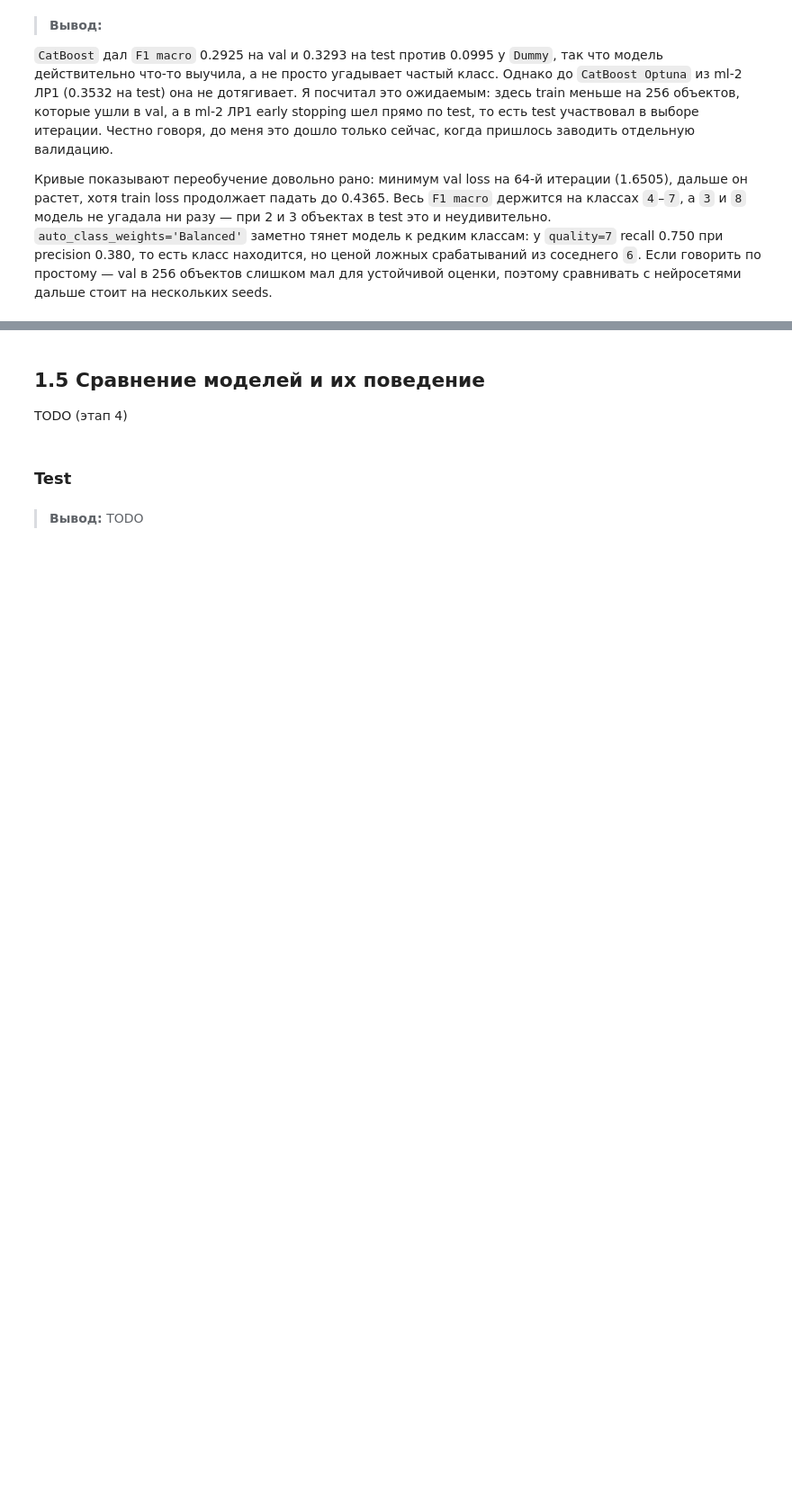
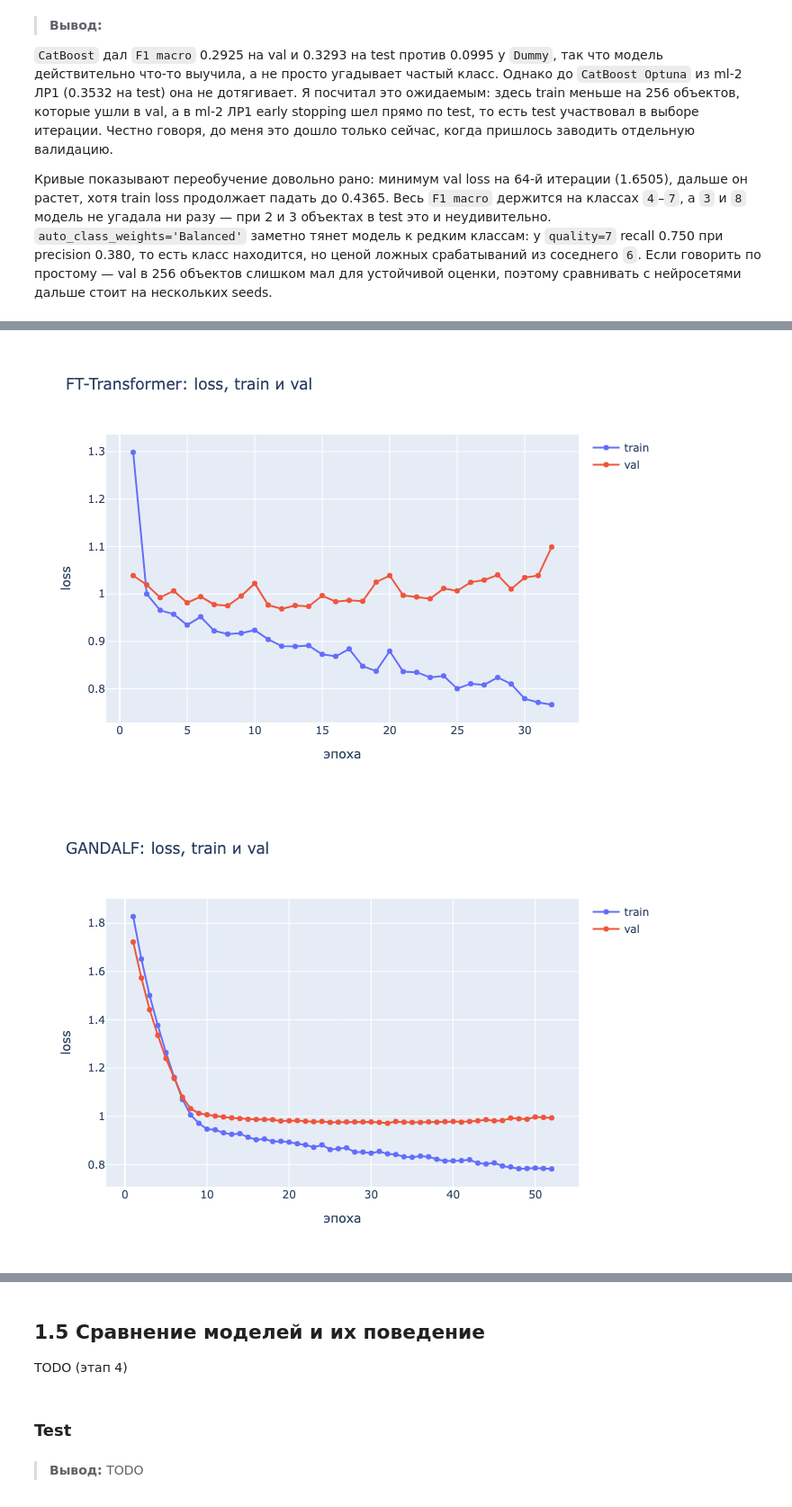
Before and after one commit to 2made1ra/ml-3, a Jupyter notebook: lab-1/lab-1.ipynb, the cells around one changed output, grey strips where cells are left out. Shown at 90% size. Cells and saved outputs as stored; diff of their text form; code cells hidden in the pictures; blank space fills up the shorter version.

```diff
--- a/lab-1/lab-1.ipynb
+++ b/lab-1/lab-1.ipynb
@@ -140 +195,9 @@ TODO (этап 2: идеи моделей, параметры, эпохи, val-
+# %%
+for name, r in [("FT-Transformer", ft_run), ("GANDALF", gandalf_run)]:
+    fig = plot_curves(r.history, "loss", title=f"{name}: loss, train и val")
+    fig.update_layout(xaxis_title="эпоха", yaxis_title="loss")
+    fig.show()
+# %% [output]
+[figure, added]
+[figure, added]
 # %% [markdown]
```
Also changed, not shown: parts of 8 cells of this notebook, 10 other files.
